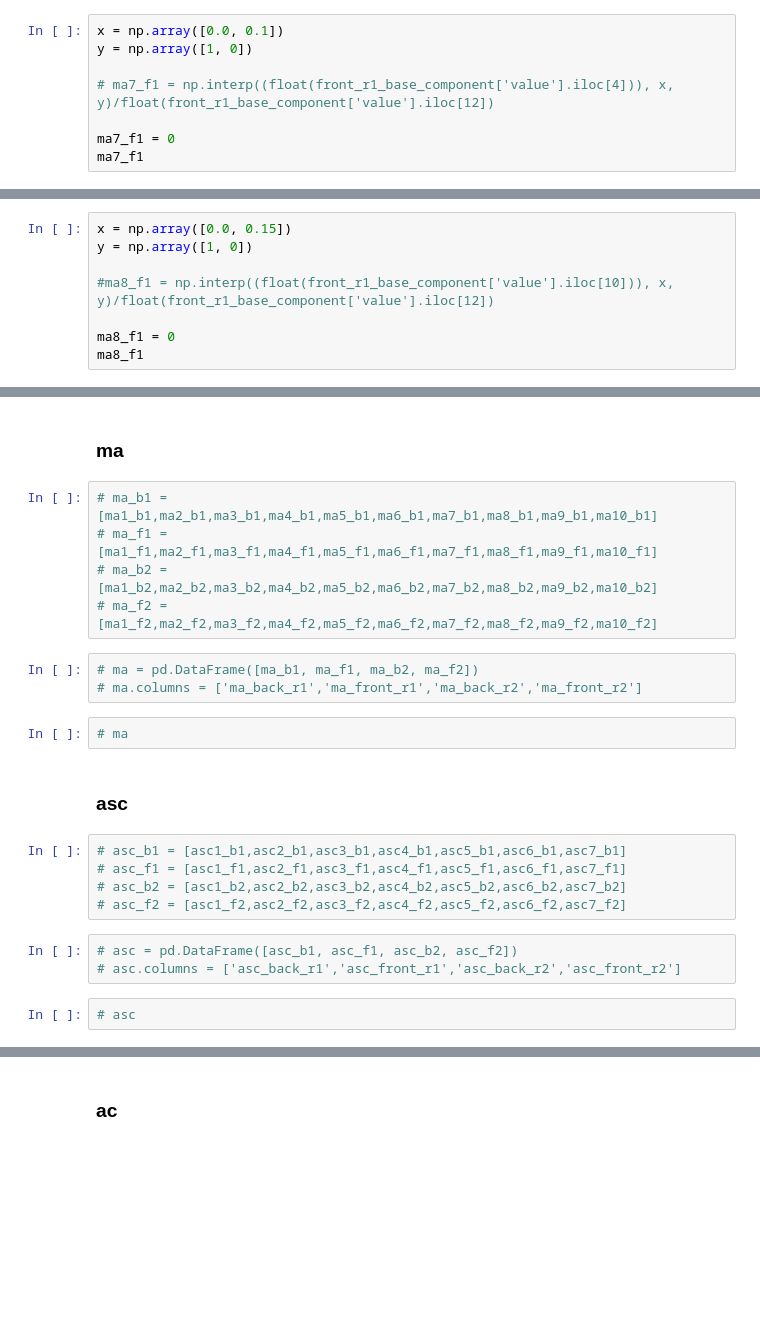
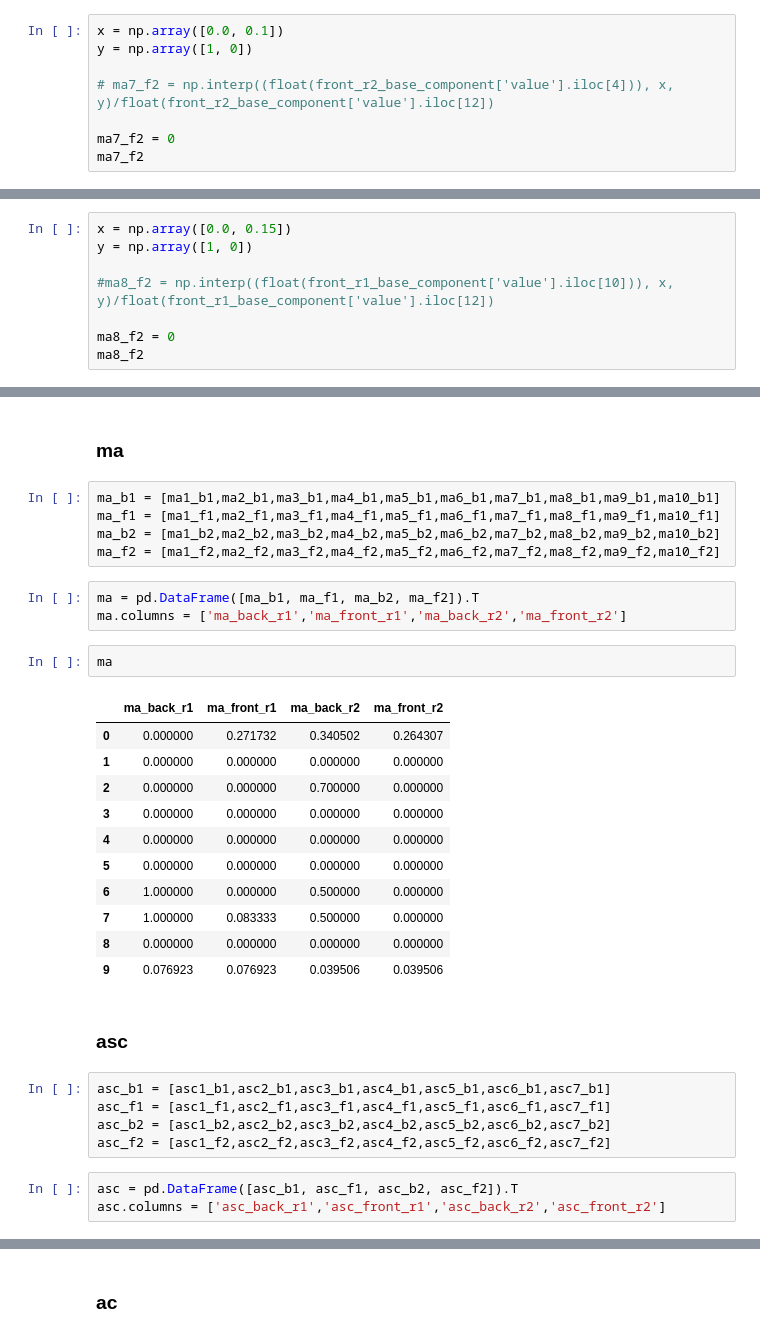
Before and after one commit to fga-eps-mds/2020.1-Grupo6, a Jupyter notebook: analytics/src/analytics.ipynb, the cells around one changed output, grey strips where cells are left out. Cells and saved outputs as stored; diff of their text form; blank space fills up the shorter version.

Commit message:
Finalize data processment

```diff
--- a/analytics/src/analytics.ipynb
+++ b/analytics/src/analytics.ipynb
@@ -1530,10 +1475,10 @@ ma6_f2
 x = np.array([0.0, 0.1])
 y = np.array([1, 0])
 
-# ma7_f1 = np.interp((float(front_r1_base_component['value'].iloc[4])), x, y)/float(front_r1_base_component['value'].iloc[12])
+# ma7_f2 = np.interp((float(front_r2_base_component['value'].iloc[4])), x, y)/float(front_r2_base_component['value'].iloc[12])
 
-ma7_f1 = 0
-ma7_f1
+ma7_f2 = 0
+ma7_f2
 # %% [output]
 0
 # %% [markdown]
@@ -1542,10 +1487,10 @@ ma7_f1
 x = np.array([0.0, 0.15])
 y = np.array([1, 0])
 
-#ma8_f1 = np.interp((float(front_r1_base_component['value'].iloc[10])), x, y)/float(front_r1_base_component['value'].iloc[12])
+#ma8_f2 = np.interp((float(front_r1_base_component['value'].iloc[10])), x, y)/float(front_r1_base_component['value'].iloc[12])
 
-ma8_f1 = 0
-ma8_f1
+ma8_f2 = 0
+ma8_f2
 # %% [output]
 0
 # %% [markdown]
@@ -1689,24 +1648,34 @@ ac4_f2 #Segurança
 # %% [markdown]
 ### ma
 # %%
-# ma_b1 = [ma1_b1,ma2_b1,ma3_b1,ma4_b1,ma5_b1,ma6_b1,ma7_b1,ma8_b1,ma9_b1,ma10_b1]
-# ma_f1 = [ma1_f1,ma2_f1,ma3_f1,ma4_f1,ma5_f1,ma6_f1,ma7_f1,ma8_f1,ma9_f1,ma10_f1]
-# ma_b2 = [ma1_b2,ma2_b2,ma3_b2,ma4_b2,ma5_b2,ma6_b2,ma7_b2,ma8_b2,ma9_b2,ma10_b2]
-# ma_f2 = [ma1_f2,ma2_f2,ma3_f2,ma4_f2,ma5_f2,ma6_f2,ma7_f2,ma8_f2,ma9_f2,ma10_f2]
+ma_b1 = [ma1_b1,ma2_b1,ma3_b1,ma4_b1,ma5_b1,ma6_b1,ma7_b1,ma8_b1,ma9_b1,ma10_b1]
+ma_f1 = [ma1_f1,ma2_f1,ma3_f1,ma4_f1,ma5_f1,ma6_f1,ma7_f1,ma8_f1,ma9_f1,ma10_f1]
+ma_b2 = [ma1_b2,ma2_b2,ma3_b2,ma4_b2,ma5_b2,ma6_b2,ma7_b2,ma8_b2,ma9_b2,ma10_b2]
+ma_f2 = [ma1_f2,ma2_f2,ma3_f2,ma4_f2,ma5_f2,ma6_f2,ma7_f2,ma8_f2,ma9_f2,ma10_f2]
 # %%
-# ma = pd.DataFrame([ma_b1, ma_f1, ma_b2, ma_f2])
-# ma.columns = ['ma_back_r1','ma_front_r1','ma_back_r2','ma_front_r2']
+ma = pd.DataFrame([ma_b1, ma_f1, ma_b2, ma_f2]).T
+ma.columns = ['ma_back_r1','ma_front_r1','ma_back_r2','ma_front_r2']
-# %%
-# ma
+# %%
+ma
+# %% [output]
+|  | ma_back_r1 | ma_front_r1 | ma_back_r2 | ma_front_r2 |
+| 0 | 0.000000 | 0.271732 | 0.340502 | 0.264307 |
+| 1 | 0.000000 | 0.000000 | 0.000000 | 0.000000 |
+| 2 | 0.000000 | 0.000000 | 0.700000 | 0.000000 |
+| 3 | 0.000000 | 0.000000 | 0.000000 | 0.000000 |
+| 4 | 0.000000 | 0.000000 | 0.000000 | 0.000000 |
+| 5 | 0.000000 | 0.000000 | 0.000000 | 0.000000 |
+| 6 | 1.000000 | 0.000000 | 0.500000 | 0.000000 |
+| 7 | 1.000000 | 0.083333 | 0.500000 | 0.000000 |
+| 8 | 0.000000 | 0.000000 | 0.000000 | 0.000000 |
+| 9 | 0.076923 | 0.076923 | 0.039506 | 0.039506 |
 # %% [markdown]
 ### asc
 # %%
-# asc_b1 = [asc1_b1,asc2_b1,asc3_b1,asc4_b1,asc5_b1,asc6_b1,asc7_b1]
-# asc_f1 = [asc1_f1,asc2_f1,asc3_f1,asc4_f1,asc5_f1,asc6_f1,asc7_f1]
-# asc_b2 = [asc1_b2,asc2_b2,asc3_b2,asc4_b2,asc5_b2,asc6_b2,asc7_b2]
-# asc_f2 = [asc1_f2,asc2_f2,asc3_f2,asc4_f2,asc5_f2,asc6_f2,asc7_f2]
+asc_b1 = [asc1_b1,asc2_b1,asc3_b1,asc4_b1,asc5_b1,asc6_b1,asc7_b1]
+asc_f1 = [asc1_f1,asc2_f1,asc3_f1,asc4_f1,asc5_f1,asc6_f1,asc7_f1]
+asc_b2 = [asc1_b2,asc2_b2,asc3_b2,asc4_b2,asc5_b2,asc6_b2,asc7_b2]
+asc_f2 = [asc1_f2,asc2_f2,asc3_f2,asc4_f2,asc5_f2,asc6_f2,asc7_f2]
 # %%
-# asc = pd.DataFrame([asc_b1, asc_f1, asc_b2, asc_f2])
-# asc.columns = ['asc_back_r1','asc_front_r1','asc_back_r2','asc_front_r2']
+asc = pd.DataFrame([asc_b1, asc_f1, asc_b2, asc_f2]).T
+asc.columns = ['asc_back_r1','asc_front_r1','asc_back_r2','asc_front_r2']
-# %%
-# asc
```
Also changed, not shown: parts of 16 cells of this notebook.
